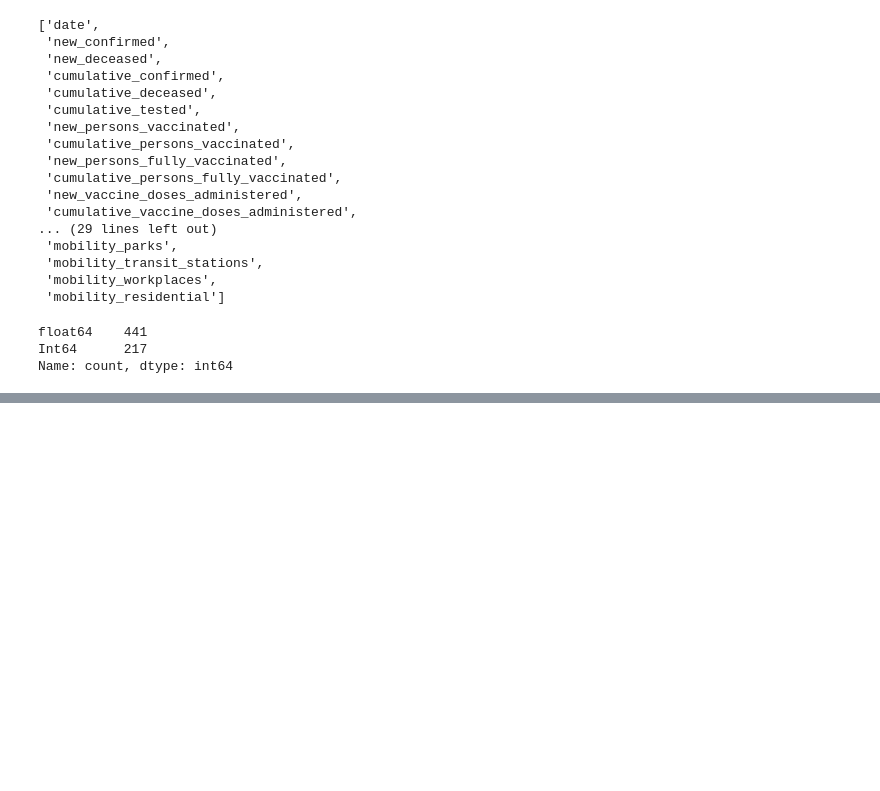
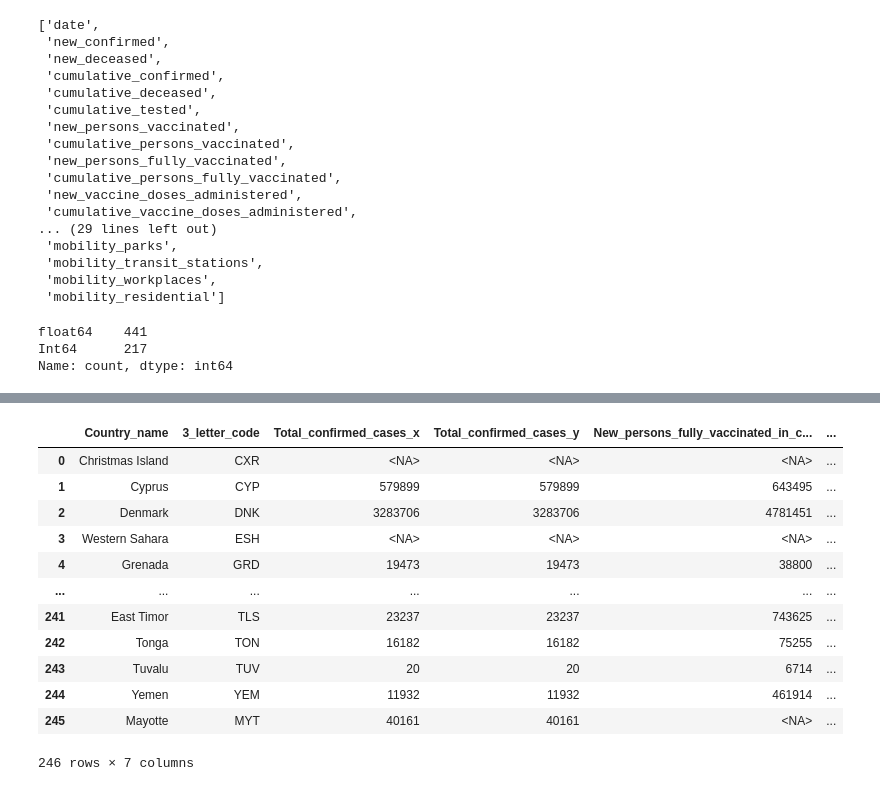
Before and after one commit to AbsZeroO/big-data, a Jupyter notebook: Poziom_1/Poziom1.ipynb, the cells around one changed output, grey strips where cells are left out. Saved outputs shown, nothing was run; the diff lists cells and outputs as text; code cells hidden in the pictures; blank space fills up the shorter version.

Commit message:
Zrobione wszystkie podstawowe. Oraz 3 z dodatkowych ale nie wiem czy dobrze

```diff
--- a/Poziom_1/Poziom1.ipynb
+++ b/Poziom_1/Poziom1.ipynb
@@ -139,0 +294,36 @@ Name: count, dtype: int64
+# %%
+# 4.5 Zdefiniuj własny dodatkowy przypadek.
+
+# Chcemy posidać informacje o investycji w rozwój szepionki
+query = ("""
+SELECT country_name AS `Country_name`, iso_3166_1_alpha_3 AS `3_letter_code`, SUM(investment_in_vaccines) as `Investment_in_vaccines`
+FROM `bigquery-public-data.covid19_open_data.covid19_open_data`
+GROUP BY country_name, iso_3166_1_alpha_3
+ORDER BY country_name
+""")
+
+investment_in_vaccines = client.query(query).to_dataframe()
+investment_in_vaccines.to_csv("wyniki\\investment_in_vaccines.csv", index=False)
+
+
+("""
+SELECT country_name AS `Country_name`, iso_3166_1_alpha_3 AS `3_letter_code`, SUM(new_tested_male) as `New_tested_male`, SUM(new_tested_female) as `New_tested_female`
+FROM `bigquery-public-data.covid19_open_data.covid19_open_data`
+GROUP BY country_name, iso_3166_1_alpha_3
+ORDER BY country_name
+""")
+
+
+# Łóżka i pielęgniarki
+("""
+SELECT
+    country_name AS Country_name, iso_3166_1_alpha_3 AS 3_letter_code, ((population * hospital_beds_per_1000) / 1000) AS Total_Hospital_Beds,
+((population * nurses_per_1000) / 1000) AS Total_Nurses
+FROM `bigquery-public-data.covid19_open_data.covid19_open_data`
+WHERE hospital_beds_per_1000 IS NOT NULL
+      AND nurses_per_1000 IS NOT NULL
+GROUP BY country_name, iso_3166_1_alpha_3, population, hospital_beds_per_1000, nurses_per_1000
+ORDER BY country_name;
+
+
+""")
@@ -139,0 +336,21 @@ Name: count, dtype: int64
+# %%
+merge = pd.merge(country_data, covid_statistic, on=['Country_name', '3_letter_code'])
+merge = pd.merge(merge, covid_statistic, on=['Country_name', '3_letter_code'])
+merge = pd.merge(merge, covid_trend_analysis, on=['Country_name', '3_letter_code'])
+merge = pd.merge(merge, investment_in_vaccines, on=['Country_name', '3_letter_code'])
+merge.to_csv("wyniki\\merge.csv", index=False)
+merge
+# %% [output]
+|  | Country_name | 3_letter_code | Total_confirmed_cases_x | Total_confirmed_cases_y | New_persons_fully_vaccinated_in_c... | ... |
+| 0 | Christmas Island | CXR | <NA> | <NA> | <NA> | ... |
+| 1 | Cyprus | CYP | 579899 | 579899 | 643495 | ... |
+| 2 | Denmark | DNK | 3283706 | 3283706 | 4781451 | ... |
+| 3 | Western Sahara | ESH | <NA> | <NA> | <NA> | ... |
+| 4 | Grenada | GRD | 19473 | 19473 | 38800 | ... |
+| ... | ... | ... | ... | ... | ... | ... |
+| 241 | East Timor | TLS | 23237 | 23237 | 743625 | ... |
+| 242 | Tonga | TON | 16182 | 16182 | 75255 | ... |
+| 243 | Tuvalu | TUV | 20 | 20 | 6714 | ... |
+| 244 | Yemen | YEM | 11932 | 11932 | 461914 | ... |
+| 245 | Mayotte | MYT | 40161 | 40161 | <NA> | ... |
+246 rows × 7 columns
```
Also changed, not shown: parts of 20 cells of this notebook, 9 other files.
